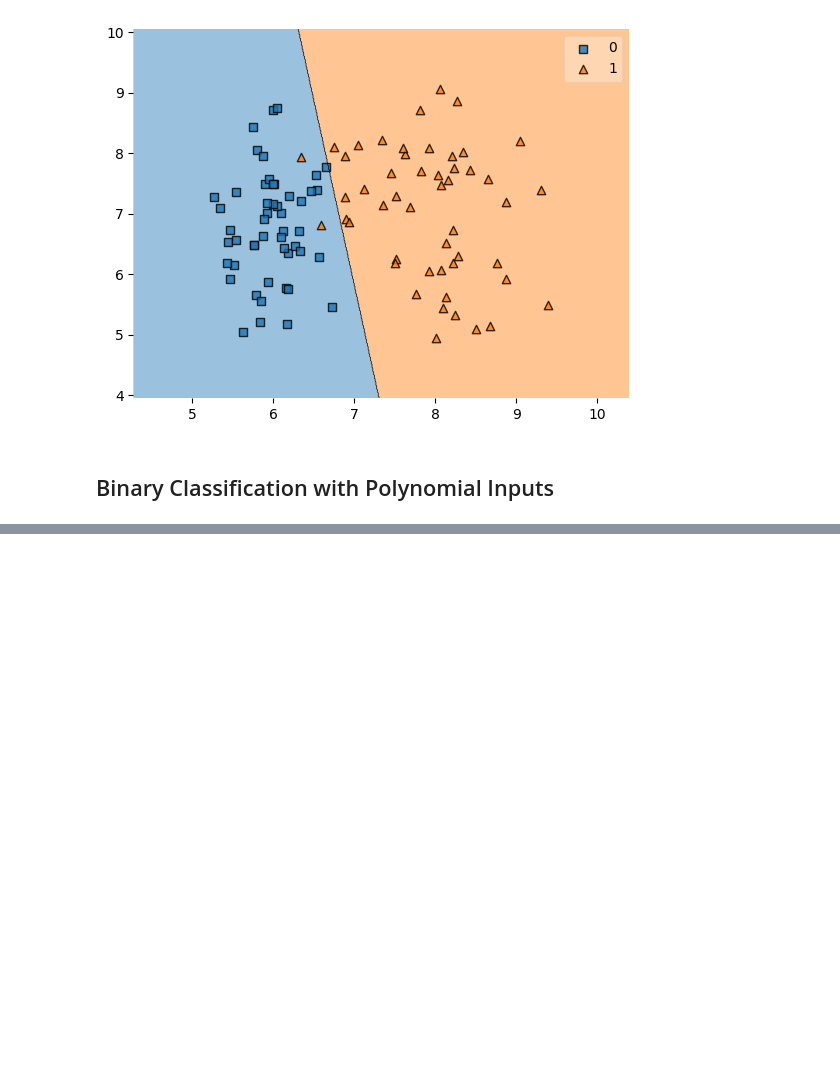
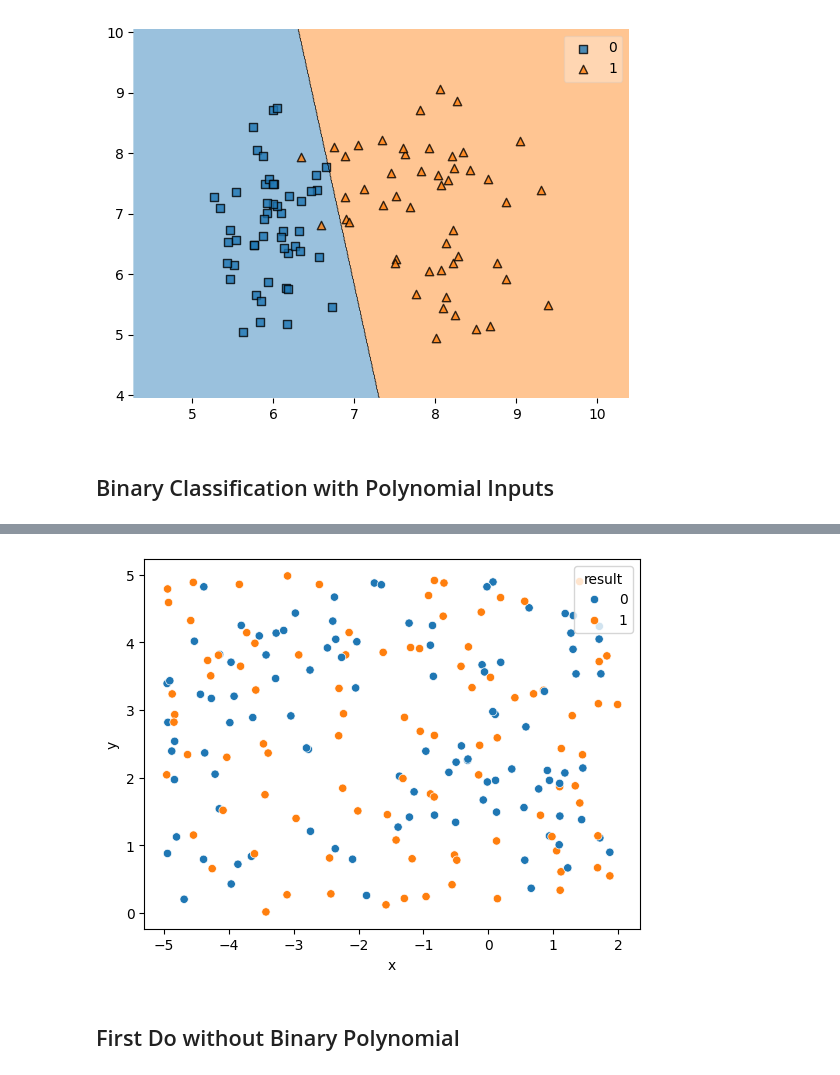
Before and after one commit to lukhi-laksh/Machine-Learning, a Jupyter notebook: Classification in ML/Logistic Regression.ipynb, the cells around one changed output, grey strips where cells are left out. Drawn from its saved outputs; the diff is of its cells as text; code cells hidden in the pictures; blank space fills up the shorter version.

```diff
--- a/Classification in ML/Logistic Regression.ipynb
+++ b/Classification in ML/Logistic Regression.ipynb
@@ -174,0 +182,2 @@ plt.show()
+# %%
+BCP = pd.read_csv('../Dataset/random_xy_result.csv')
@@ -174,0 +193,7 @@ plt.show()
+# %%
+sns.scatterplot(x = 'x', y='y', data=BCP, hue='result')
+plt.show()
+# %% [output]
+[figure, added]
+# %% [markdown]
+## First Do without Binary Polynomial
```
Also changed, not shown: parts of 42 cells of this notebook, 3 other files.
